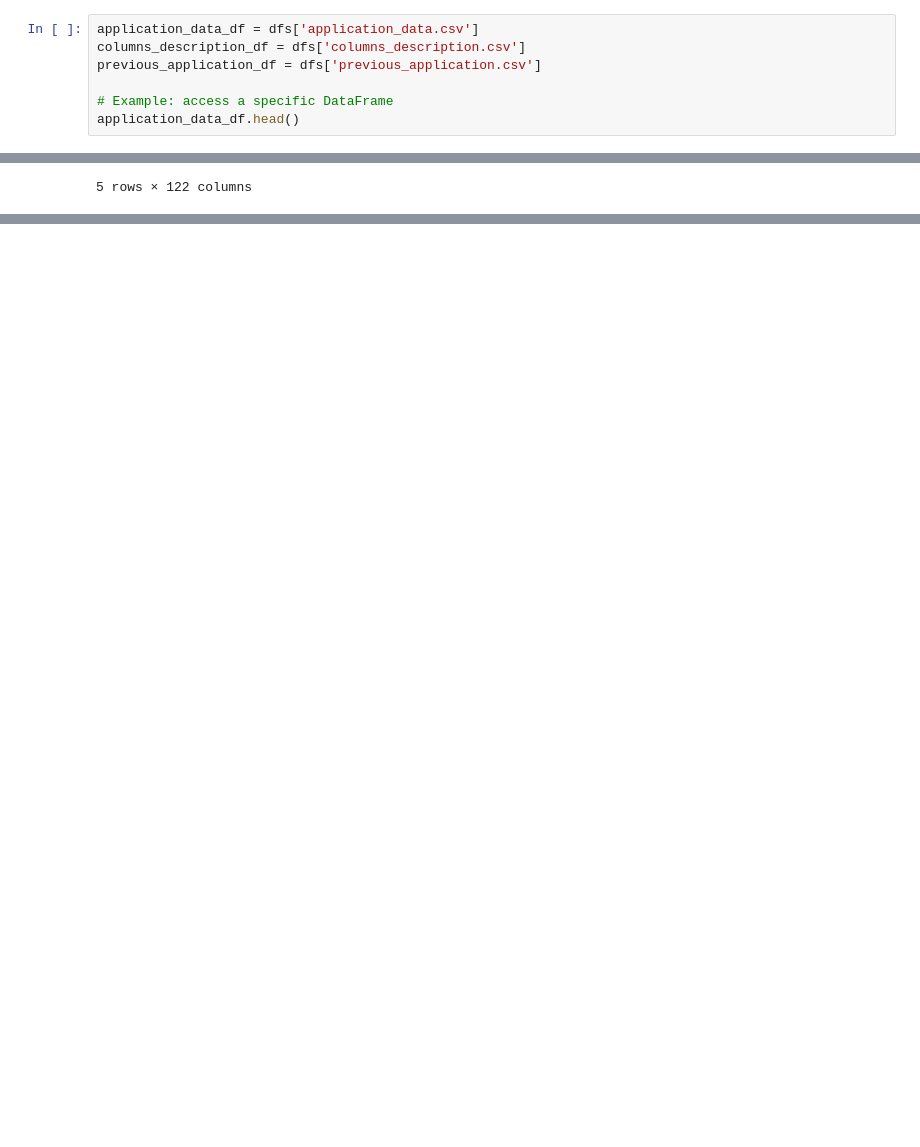
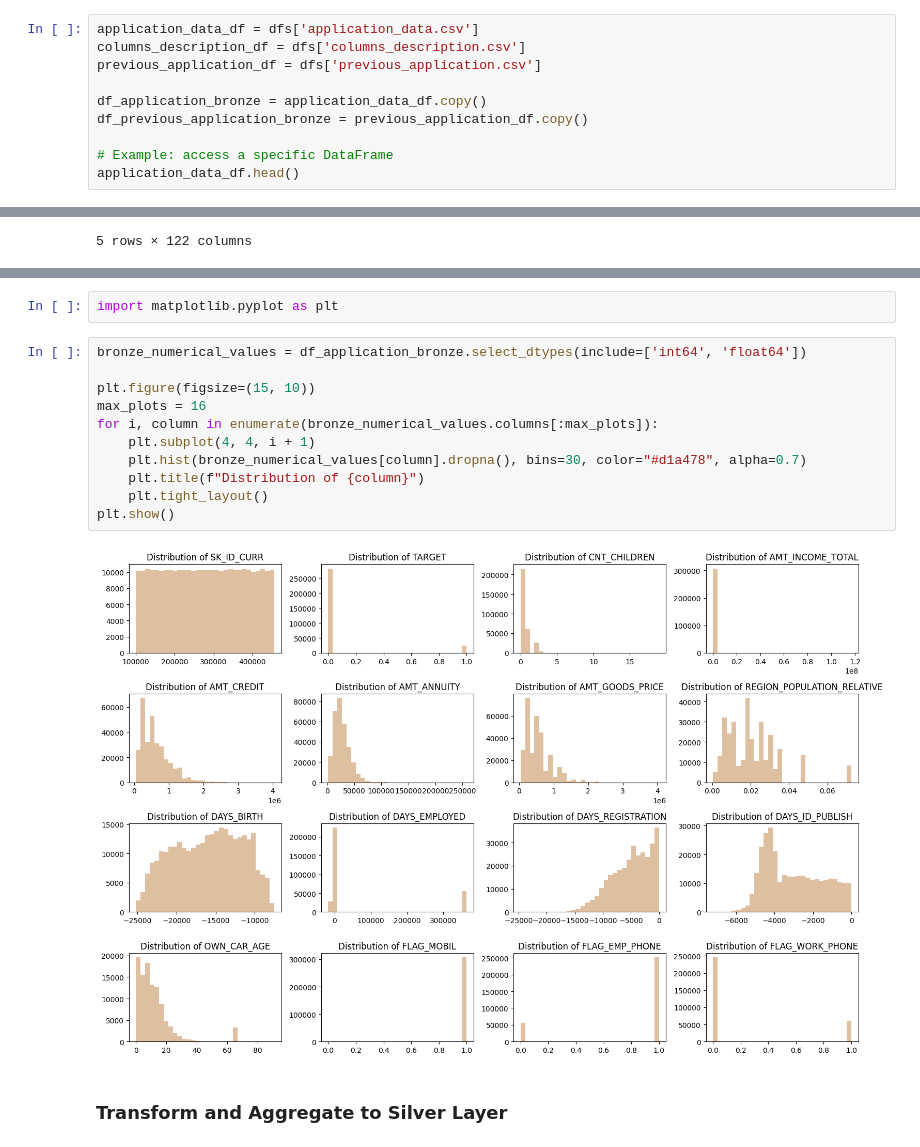
Before and after one commit to Tzepes/CreditCard-Fraud-Model-Comparrison, a Jupyter notebook: ingest_data.ipynb, the cells around one changed output, grey strips where cells are left out. Cells and saved outputs as stored; diff of their text form; blank space fills up the shorter version.

```diff
--- a/ingest_data.ipynb
+++ b/ingest_data.ipynb
@@ -37,6 +48,9 @@ application_data_df = dfs['application_data.csv']
 columns_description_df = dfs['columns_description.csv']
 previous_application_df = dfs['previous_application.csv']
 
+df_application_bronze = application_data_df.copy()
+df_previous_application_bronze = previous_application_df.copy()
+
 # Example: access a specific DataFrame
 application_data_df.head()
 # %% [output]
@@ -49,0 +158,17 @@ application_data_df.head()
+# %%
+import matplotlib.pyplot as plt
+# %%
+bronze_numerical_values = df_application_bronze.select_dtypes(include=['int64', 'float64'])
+
+plt.figure(figsize=(15, 10))
+max_plots = 16
+for i, column in enumerate(bronze_numerical_values.columns[:max_plots]):
+    plt.subplot(4, 4, i + 1)
+    plt.hist(bronze_numerical_values[column].dropna(), bins=30, color="#d1a478", alpha=0.7)
+    plt.title(f"Distribution of {column}")
+    plt.tight_layout()
+plt.show()
+# %% [output]
+[figure, added]
+# %% [markdown]
+### Transform and Aggregate to Silver Layer
```
Also changed, not shown: parts of 15 cells of this notebook.
